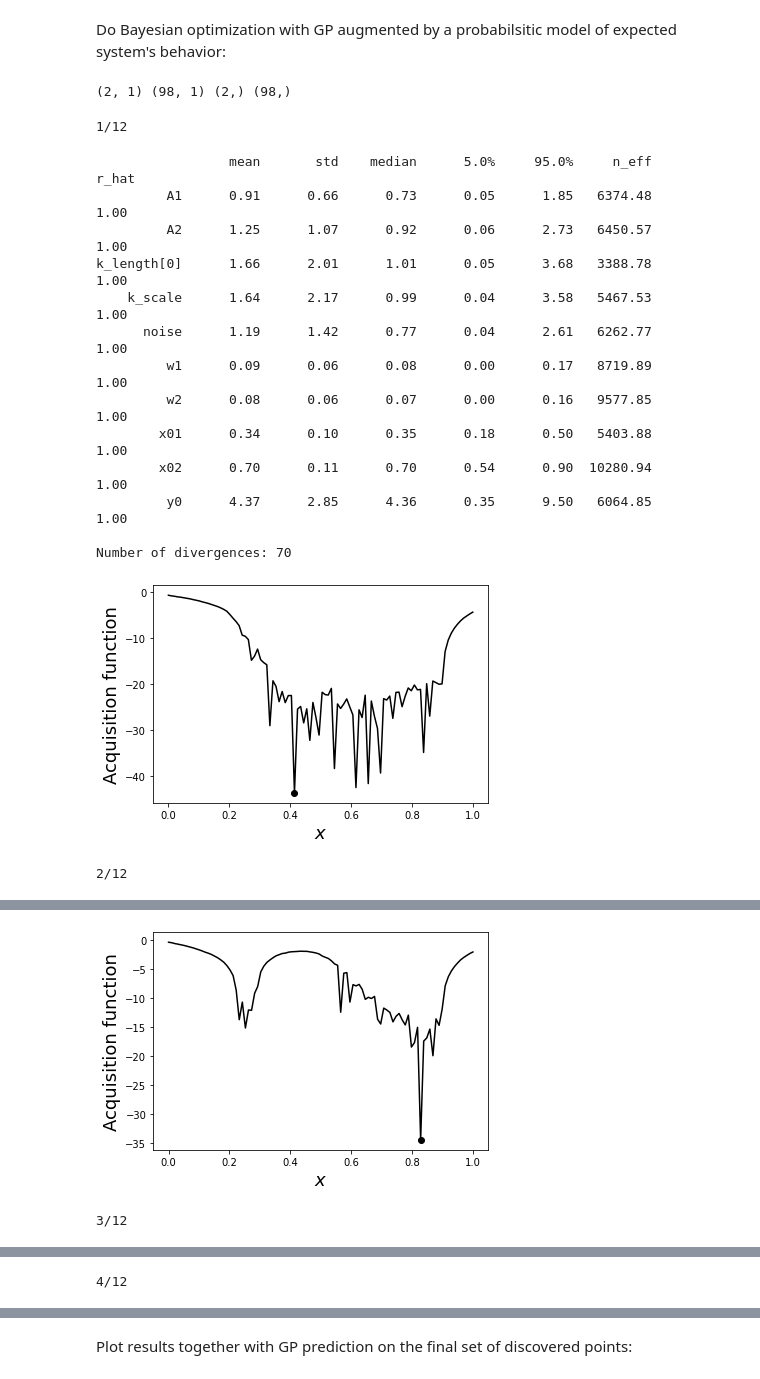
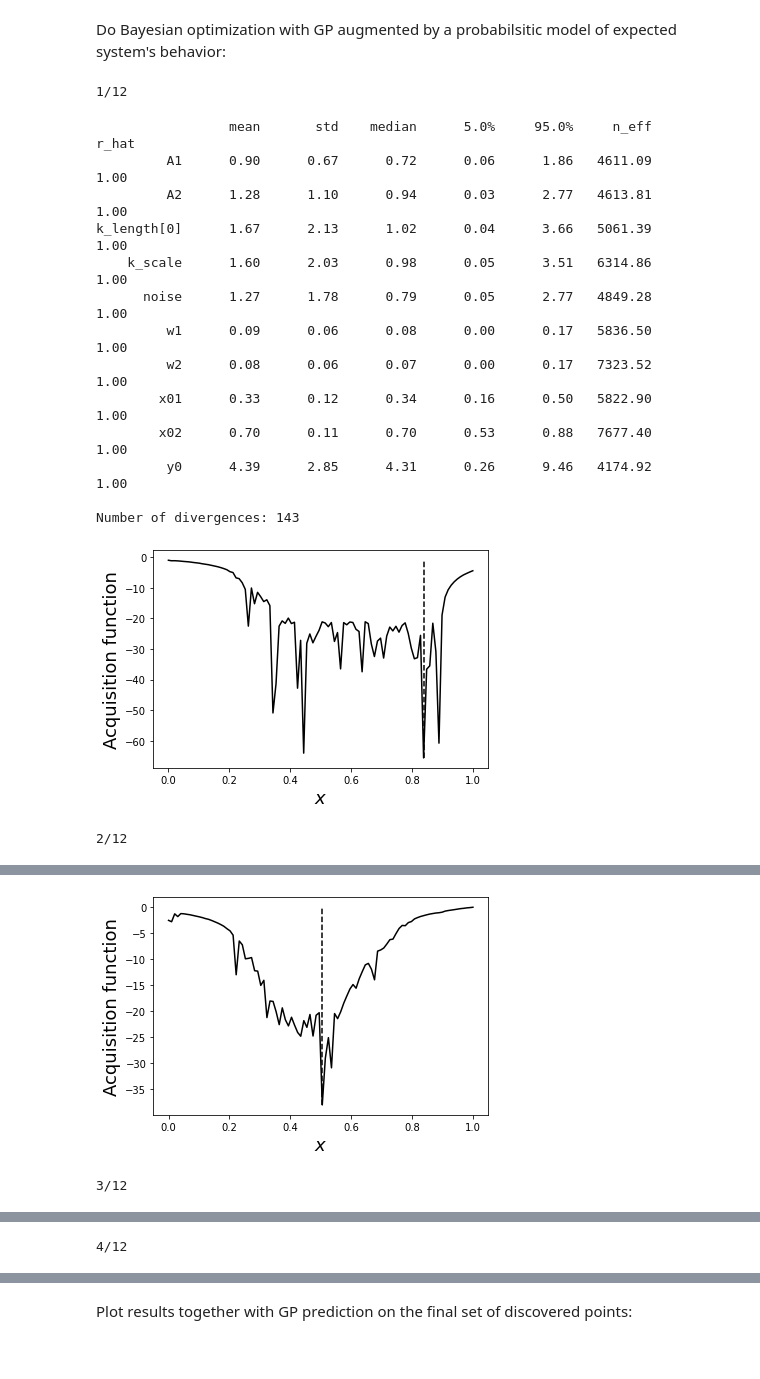
Before and after one commit to ziatdinovmax/AugmentedGaussianProcess, a Jupyter notebook: sGPBO_forrester.ipynb, the cells around one changed output, grey strips where cells are left out. Saved outputs shown, nothing was run; the diff lists cells and outputs as text; code cells hidden in the pictures.

```diff
--- a/sGPBO_forrester.ipynb
+++ b/sGPBO_forrester.ipynb
@@ -257,0 +369,8 @@ plt.legend()
+# %%
+seed_points = 2
+
+X, Y, truefunc, _ = get_data(noise_level=1)
+
+(X_train, y_train, X_test, y_test,
+ indices_train, indices_test) = get_training_data(X, Y, seed_points, 10)
+print(X_train.shape, X_test.shape, y_train.shape, y_test.shape)
@@ -373,16 +462,15 @@ def doubleLorentzfunc(x, params):
 # %%
 class GP1(ExactGP):
 
-    def __init__(self, input_dim, kernel, mean_fn):
-        super(GP1, self).__init__(input_dim, kernel, mean_fn)
+    def __init__(self, input_dim, kernel):
+        super(GP1, self).__init__(input_dim, kernel)
+        self.mean_fn=doubleLorentzfunc
 
     def model(self, X, y):
 
-        f_loc = jnp.zeros(X.shape[0])
-
-        # Mean function prameters
+        # Mean function parameters
         y0 = numpyro.sample("y0", dist.Uniform(-10, 10))
-        x01 = numpyro.sample("x01", dist.Uniform(0.1, 0.5))
+        x01 = numpyro.sample("x01", dist.Uniform(0, 0.5))
         x02 = numpyro.sample("x02", dist.Uniform(0.5, 0.9))
         A1 = numpyro.sample("A1", dist.LogNormal(0, 1))
         A2 = numpyro.sample("A2", dist.LogNormal(0, 1))
@@ -396,8 +484,8 @@ class GP1(ExactGP):
         # compute mean function
         mean_fn_params = {"y0": y0, "x01": x01, "x02": x02,
                           "A1": A1, "A2": A2, "w1": w1, "w2": w2}
-        if self.mean_fn is not None:
-            f_loc += self.mean_fn(X, mean_fn_params).squeeze()
+
+        f_loc = self.mean_fn(X, mean_fn_params).squeeze()
 
         # compute kernel
         k = self.kernel(
@@ -414,62 +514,48 @@ class GP1(ExactGP):
 # %% [markdown]
 Do Bayesian optimization with GP augmented by a probabilsitic model of expected system's behavior:
-# %%
-X, Y, truefunc, X_test = get_data(noise_level=1)
-
-onp.random.seed(10)  #42
-indices = jnp.arange(len(X))
-idx = onp.random.randint(0, len(X), 2)
-X_train, y_train = X[idx], Y[idx]
-indices_train = indices[idx]
-X_test = jnp.delete(X, idx)[:, None]
-y_test = jnp.delete(Y, idx)
-indices_test = jnp.delete(indices, idx)
-print(X_train.shape, X_test.shape, y_train.shape, y_test.shape)
-# %% [output]
-(2, 1) (98, 1) (2,) (98,)
 # %%
 exploration_steps = 12
 acq_fn = UCB  #EI
 
 rng_key, rng_key_predict = jra.split(jra.PRNGKey(0))
 
 for e in range(exploration_steps):
     print("{}/{}".format(e+1, exploration_steps))
     # Initiate GP model
-    gp_model = GP1(1, RBFKernel, mean_fn=doubleLorentzfunc)
+    gp_model = GP1(1, RBFKernel)
     # Get/update GP posterior
-    posterior_samples = gp_model.fit(rng_key, X_train, y_train, num_chains=10)
+    gp_model.fit(rng_key, X_train, y_train, num_warmup=1000, num_samples=1000, num_chains=10)
     # Compute acquisition
-    obj = acq_fn(rng_key_predict, gp_model, posterior_samples, X_test)
+    obj = acq_fn(rng_key_predict, gp_model, X_test, n=1)
     # Find maximum/minimum of acquisiton function to select the next "measurement" point
-    next_point_idx = obj.argmax() if acq_fn == EI else obj.argmin()
+    next_point_idx = obj.argmax() if acq_fn in (EI, UE) else obj.argmin()
     next_point = indices_test[next_point_idx]
     # Do "measurement"
     measured_point = y_test[next_point_idx]
     # Plot current result
-    plot_result(X_test, obj, next_point_idx)
+    plot_acq(X_test, obj, next_point_idx)
     # Append to the arrays of measured points
     X_train = jnp.append(X_train, X_test[next_point_idx][None], 0)
     X_test = jnp.delete(X_test, next_point_idx, 0)
     y_train = jnp.append(y_train, measured_point)
     y_test = jnp.delete(y_test, next_point_idx)
     indices_train = jnp.append(indices_train, next_point)
     indices_test = jnp.delete(indices_test, next_point_idx)
 # %% [output]
 1/12
                  mean       std    median      5.0%     95.0%     n_eff     r_hat
-         A1      0.91      0.66      0.73      0.05      1.85   6374.48      1.00
-         A2      1.25      1.07      0.92      0.06      2.73   6450.57      1.00
-k_length[0]      1.66      2.01      1.01      0.05      3.68   3388.78      1.00
-    k_scale      1.64      2.17      0.99      0.04      3.58   5467.53      1.00
-      noise      1.19      1.42      0.77      0.04      2.61   6262.77      1.00
-         w1      0.09      0.06      0.08      0.00      0.17   8719.89      1.00
-         w2      0.08      0.06      0.07      0.00      0.16   9577.85      1.00
-        x01      0.34      0.10      0.35      0.18      0.50   5403.88      1.00
-        x02      0.70      0.11      0.70      0.54      0.90  10280.94      1.00
-         y0      4.37      2.85      4.36      0.35      9.50   6064.85      1.00
+         A1      0.90      0.67      0.72      0.06      1.86   4611.09      1.00
+         A2      1.28      1.10      0.94      0.03      2.77   4613.81      1.00
+k_length[0]      1.67      2.13      1.02      0.04      3.66   5061.39      1.00
+    k_scale      1.60      2.03      0.98      0.05      3.51   6314.86      1.00
+      noise      1.27      1.78      0.79      0.05      2.77   4849.28      1.00
+         w1      0.09      0.06      0.08      0.00      0.17   5836.50      1.00
+         w2      0.08      0.06      0.07      0.00      0.17   7323.52      1.00
+        x01      0.33      0.12      0.34      0.16      0.50   5822.90      1.00
+        x02      0.70      0.11      0.70      0.53      0.88   7677.40      1.00
+         y0      4.39      2.85      4.31      0.26      9.46   4174.92      1.00
 
-Number of divergences: 70
+Number of divergences: 143
-[figure, old version]
+[figure, new version]
 2/12
                  mean       std    median      5.0%     95.0%     n_eff     r_hat
@@ -488,3 +574,3 @@ Number of divergences: 124
-[figure, old version]
+[figure, new version]
 3/12
                  mean       std    median      5.0%     95.0%     n_eff     r_hat
```
Also changed, not shown: parts of 37 cells of this notebook.
